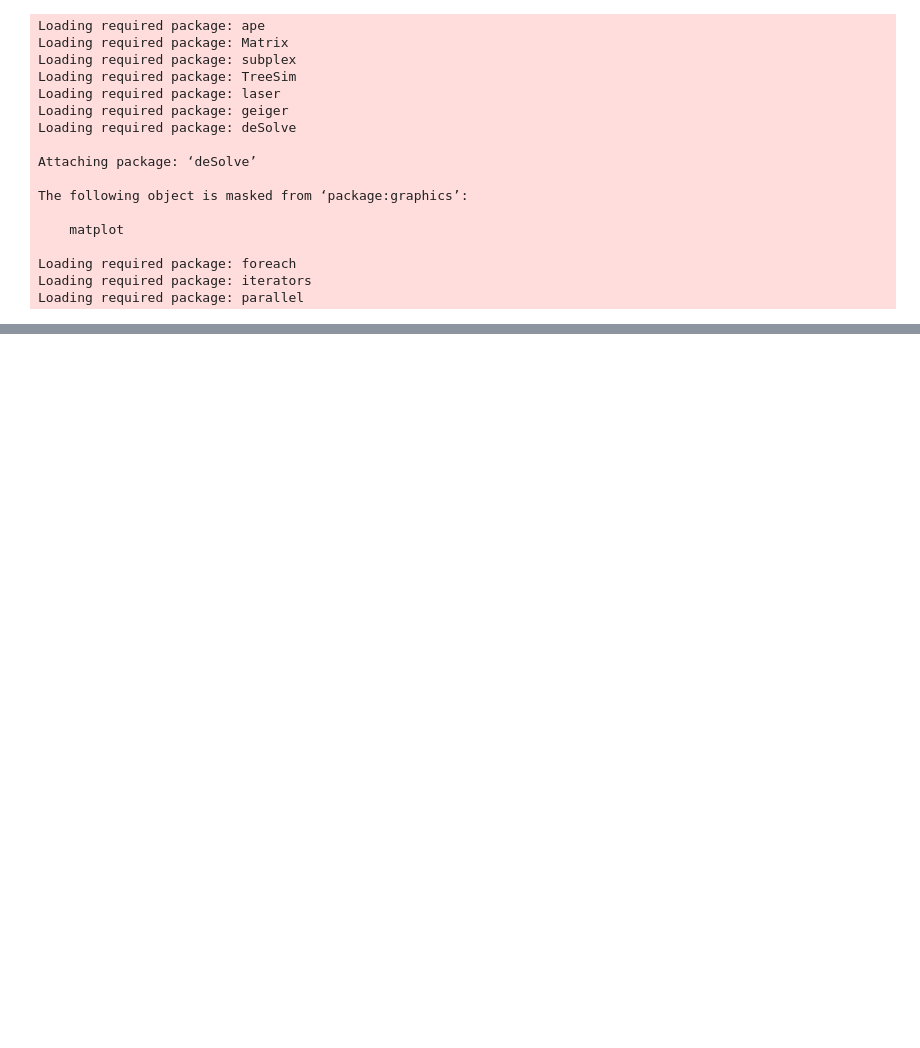
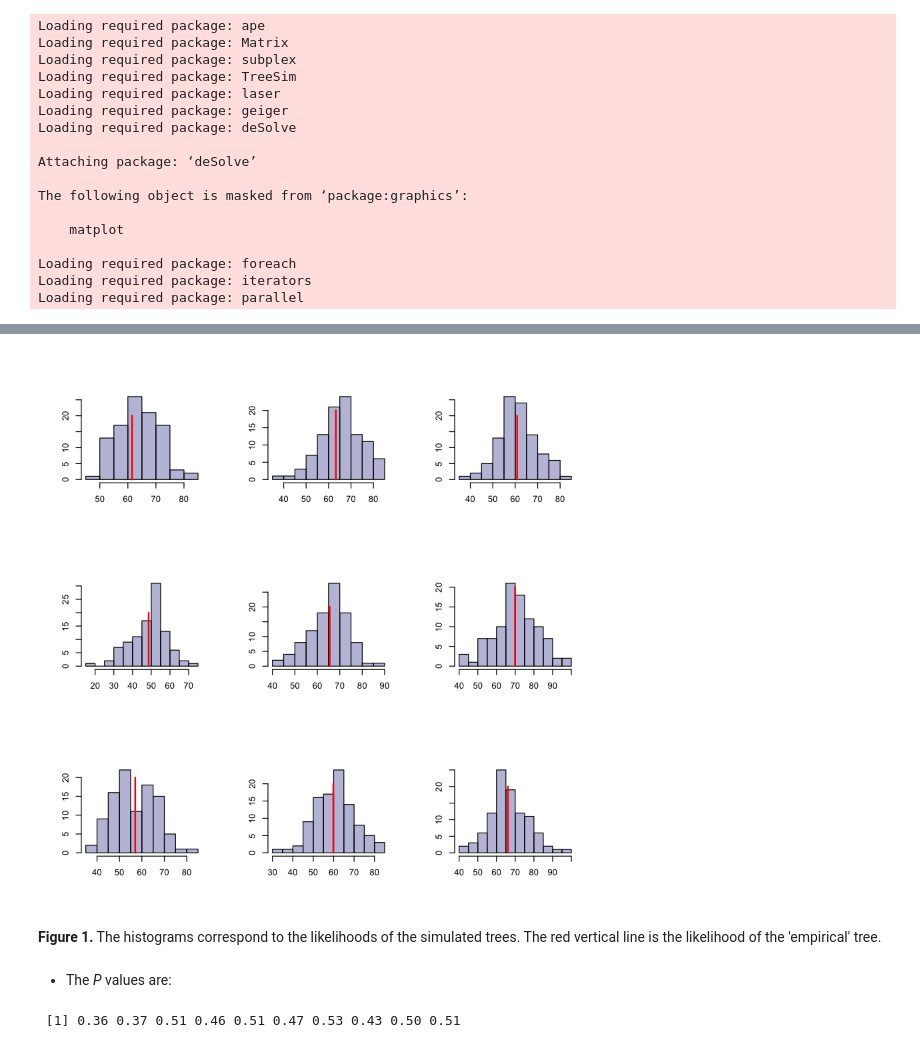
Before and after one commit to sebastianduchene/phylodynamics_adequacy, a Jupyter notebook: constant_constant.ipynb, the cells around one changed output, grey strips where cells are left out. Drawn from its saved outputs; the diff is of its cells as text; code cells hidden in the pictures; blank space fills up the shorter version.

Commit message:
updated rateshift examples

```diff
--- a/constant_constant.ipynb
+++ b/constant_constant.ipynb
@@ -48,0 +31,8 @@ constant_rates_trees <- sim.bd.taxa(n = nspecies, numbsim = 100, lambda = lambda
+# %%
+set.seed(1234)
+nspecies <- 100
+rho <- 0.5
+lambda <- 3
+mu <- 1.5
+
+constant_rates_trees <- sim.bd.taxa(n = nspecies, numbsim = 10, lambda = lambda, mu = mu, frac = rho, complete = F)
@@ -87,6 +77,11 @@ registerDoParallel(cl)
 # %%
 pvals <- vector()
+likelihoods_distros <- list()
+likelihoods_empirical <- vector()
+empirical_tree_param_estimates <- list()
 
+cl <- makeCluster(8)
+registerDoParallel(cl)
 for(tr in 1:length(constant_rates_trees)){
     x_times <- sort(intnode.times(constant_rates_trees[[tr]]), decreasing = T)
     start <- min(x_times)
@@ -98,10 +93,10 @@ for(tr in 1:length(constant_rates_trees)){
     sim_trees0 <- sim.bd.taxa(n = nspecies, numbsim = 100, lambda = reference_estimates$shifts0[1],
                               mu = reference_estimates$shifts0[2], frac = 0.5, complete = F)
     liks_sim_trees0 <- foreach(mt = sim_trees0, .packages = c('NELSI', 'TreePar')) %dopar% fit_rate_shifts(mt, 1)[[1]][1]
+    likelihoods_distros[[tr]] <- liks_sim_trees0
+    likelihoods_empirical[tr] <- reference_estimates[[1]][1]
+    empirical_tree_param_estimates[[tr]] <- reference_estimates$shifts0
     pvals[tr] <- sum(reference_estimates[[1]][1] > liks_sim_trees0)
-#    sim_trees1 <- sim.rateshift.taxa(nspecies, 10, lambda = reference_estimates$shifts1[1:2],
-#                mu = reference_estimates$shifts1[3:4], frac = c(rho, 1), times = c(0, reference_estimates$shifts1[5]),
-#                                     complete = F)
-
 
 }
+stopCluster(cl)
@@ -115,0 +121,16 @@ hist(pvals)
+# %%
+par(mfrow = c(3, 3))
+for(i in 1:9){
+    hist(as.numeric(likelihoods_distros[[i]]), main = '', ylab = '', xlab = '', col = rgb(0, 0, 0.5, 0.3))
+    lines(x = c(likelihoods_empirical[i], likelihoods_empirical[i]), y = c(0, 20), col = 'red', lwd = 2)
+}
+# %% [output]
+[figure, added]
+# %% [markdown]
+**Figure 1.** The histograms correspond to the likelihoods of the simulated trees. The red vertical line is the likelihood of the 'empirical' tree.
+# %% [markdown]
+- The *P* values are:
+# %%
+pvals/100
+# %% [output]
+ [1] 0.36 0.37 0.51 0.46 0.51 0.47 0.53 0.43 0.50 0.51
```
Also changed, not shown: parts of 13 cells of this notebook, 3 other files.
